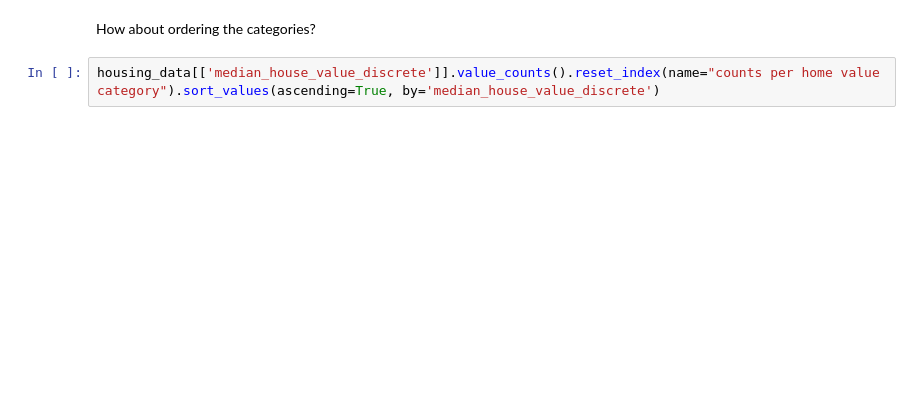
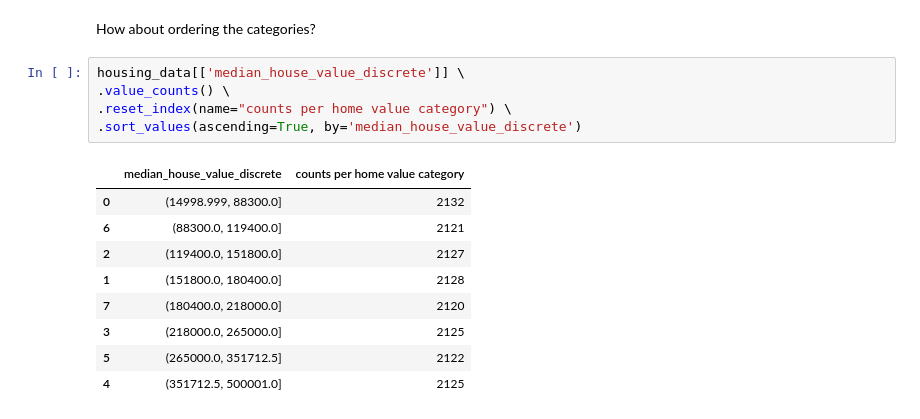
Before and after one commit to DCS-training/Data-Science-in-the-Wild, a Jupyter notebook: data_analysis_w_python.ipynb, the cells around one changed output. Cells and saved outputs as stored; diff of their text form; blank space fills up the shorter version.

```diff
--- a/data_analysis_w_python.ipynb
+++ b/data_analysis_w_python.ipynb
@@ -70,6 +197,19 @@ housing_data[['median_house_value_discrete']].value_counts().reset_index(name="c
 # %% [markdown]
 How about ordering the categories?
 # %%
-housing_data[['median_house_value_discrete']].value_counts().reset_index(name="counts per home value category").sort_values(ascending=True, by='median_house_value_discrete')
+housing_data[['median_house_value_discrete']] \
+.value_counts() \
+.reset_index(name="counts per home value category") \
+.sort_values(ascending=True, by='median_house_value_discrete')
+# %% [output]
+|  | median_house_value_discrete | counts per home value category |
+| 0 | (14998.999, 88300.0] | 2132 |
+| 6 | (88300.0, 119400.0] | 2121 |
+| 2 | (119400.0, 151800.0] | 2127 |
+| 1 | (151800.0, 180400.0] | 2128 |
+| 7 | (180400.0, 218000.0] | 2120 |
+| 3 | (218000.0, 265000.0] | 2125 |
+| 5 | (265000.0, 351712.5] | 2122 |
+| 4 | (351712.5, 500001.0] | 2125 |
 # %%
 housing_data.groupby(['median_house_value_discrete']).size().reset_index(name="counts per home value category").sort_values(ascending=True, by='median_house_value_discrete')
```
Also changed, not shown: parts of 19 cells of this notebook.
